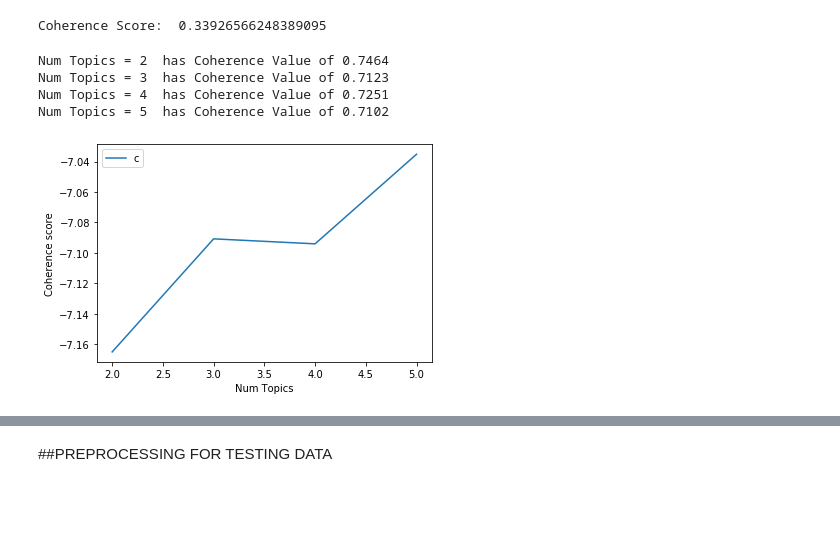
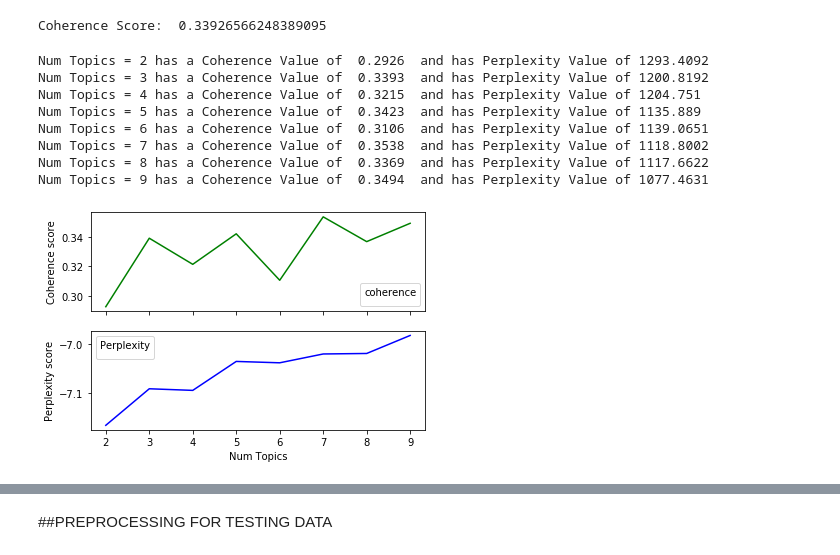
Before and after one commit to dretomlin/Cryptococcus-neoformans-Search-and-Destroy, a Jupyter notebook: ldaTopicGenerator.ipynb, the cells around one changed output, grey strips where cells are left out. Cells and saved outputs as stored; diff of their text form; code cells hidden in the pictures; blank space fills up the shorter version.

Commit message:
Made more changes to ldaTopicGenerator. Graphs for word frequency, perplexity, word-topic weight, and coherence added

```diff
--- a/ldaTopicGenerator.ipynb
+++ b/ldaTopicGenerator.ipynb
@@ -152,13 +155,3 @@ trainDwords
   'investig',
   'protist',
   'commun',
-# %%
-def createDict(words, freq):
-    # Create Dictionary
-    id2word = corpora.Dictionary(words)
-    id2word.filter_extremes(no_below = freq)
-    # Term Document Frequency
-    corpus = [id2word.doc2bow(word) for word in words]
-    return(id2word, corpus)
-
-id2word, corpus = createDict(trainDwords, 5)
@@ -185,6 +167,16 @@ def wordsFilter(data):
     wordfilter = ['elsevi']
     filtered_words = [word for word in words_list if word not in wordfilter]
     return(filtered_words)
+# %%
+def createDict(words, freq):
+    # Create Dictionary
+    id2word = corpora.Dictionary(words)
+    id2word.filter_extremes(no_below = freq)
+    # Term Document Frequency
+    corpus = [id2word.doc2bow(word) for word in words]
+    return(id2word, corpus)
+
+id2word, corpus = createDict(filt_Dwords, 5)
 # %%
 freqwords, words_df = wordsPreAnalysis(trainD)
 filt_words = wordsFilter(trainD)
@@ -266,23 +279,35 @@ def compute_coherence_values(dictionary, corpus, texts, limit, start=2, step=5):
 
     return model_list, coherence_values, perplexity_values
 # %%
-model_list, coherence_values, perplexity_values = compute_coherence_values(dictionary=id2word, corpus=corpus, texts=trainDwords, start=2, limit=6, step=1)
+model_list, coherence_values, perplexity_values = compute_coherence_values(dictionary=id2word, corpus=corpus, texts=trainDwords, start=2, limit=10, step=1)
 # %%
 # Show graph
-limit=6; start=2; step=1;
+limit=10; start=2; step=1;
 x = range(start, limit, step)
-plt.plot(x, perplexity_values)
+fig, axs = plt.subplots(2,1, sharex=True)
 plt.xlabel("Num Topics")
-plt.ylabel("Coherence score")
-plt.legend(("coherence_values"), loc='best')
-plt.savefig("chose_model.png")
+axs[0].plot(x, coherence_values, color='green')
 
+
+#axs[0].set_xlabel("Num Topics")
+axs[0].set_ylabel("Coherence score")
+axs[0].legend(title ="Coherence", loc='best')
+#axs[0].savefig("chose_model.png")
+
+axs[1].plot(x, perplexity_values, color='blue')
+#axs[1].set_xlabel("Num Topics")
+axs[1].set_ylabel("Perplexity score")
+axs[1].legend(title="Perplexity", loc='best')
 # Print the coherence scores
 for m, cv, pv in zip(x, coherence_values, perplexity_values):
-        print("Num Topics =", m, " has Coherence Value of", round(np.exp(-1. * cv), 4))
+        print("Num Topics =", m, "has a Coherence Value of ", round(cv, 4), " and has Perplexity Value of", round(np.exp(-1. * pv), 4))
 # %% [output]
-Num Topics = 2  has Coherence Value of 0.7464
-Num Topics = 3  has Coherence Value of 0.7123
-Num Topics = 4  has Coherence Value of 0.7251
-Num Topics = 5  has Coherence Value of 0.7102
+Num Topics = 2 has a Coherence Value of  0.2926  and has Perplexity Value of 1293.4092
+Num Topics = 3 has a Coherence Value of  0.3393  and has Perplexity Value of 1200.8192
+Num Topics = 4 has a Coherence Value of  0.3215  and has Perplexity Value of 1204.751
+Num Topics = 5 has a Coherence Value of  0.3423  and has Perplexity Value of 1135.889
+Num Topics = 6 has a Coherence Value of  0.3106  and has Perplexity Value of 1139.0651
+Num Topics = 7 has a Coherence Value of  0.3538  and has Perplexity Value of 1118.8002
+Num Topics = 8 has a Coherence Value of  0.3369  and has Perplexity Value of 1117.6622
+Num Topics = 9 has a Coherence Value of  0.3494  and has Perplexity Value of 1077.4631
-[figure, old version]
+[figure, new version]
```
Also changed, not shown: parts of 25 cells of this notebook.
